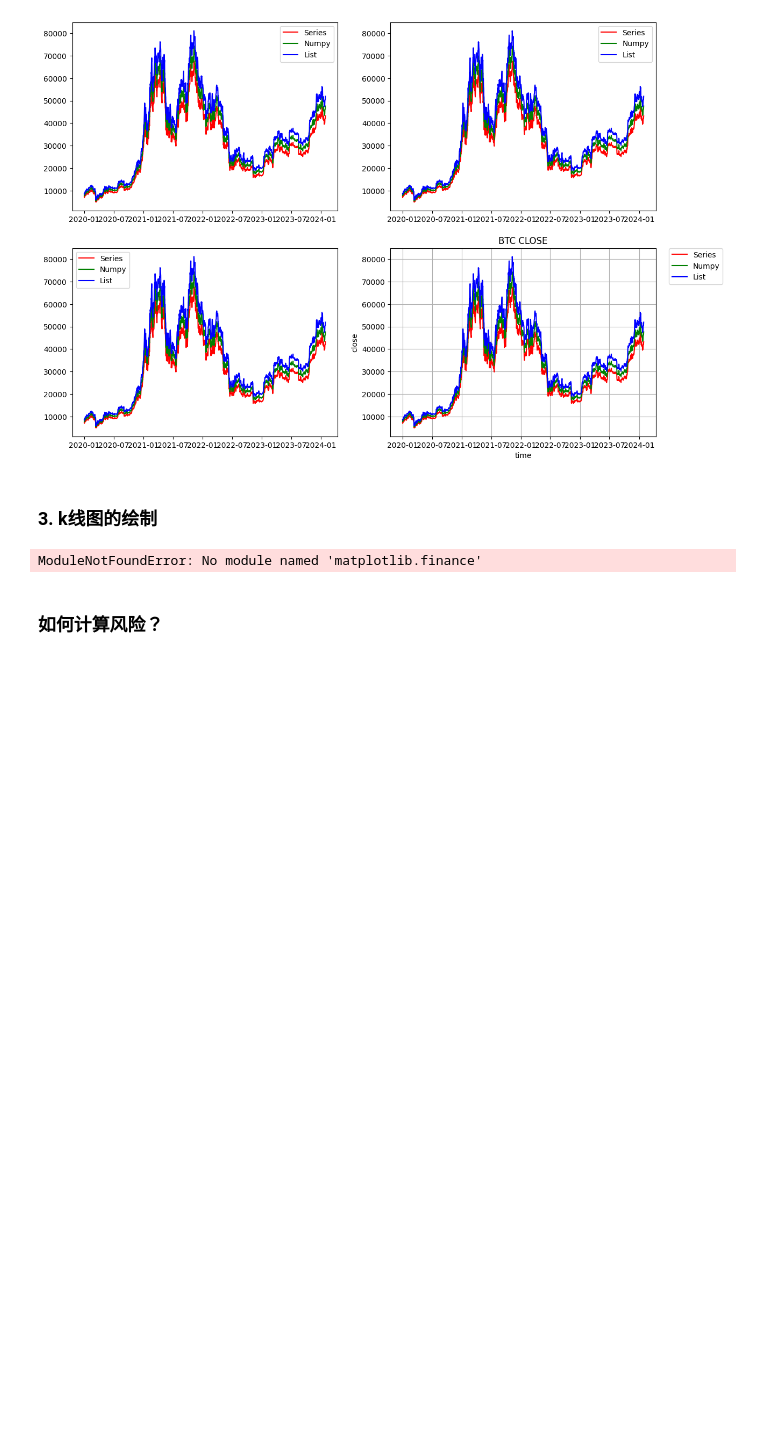
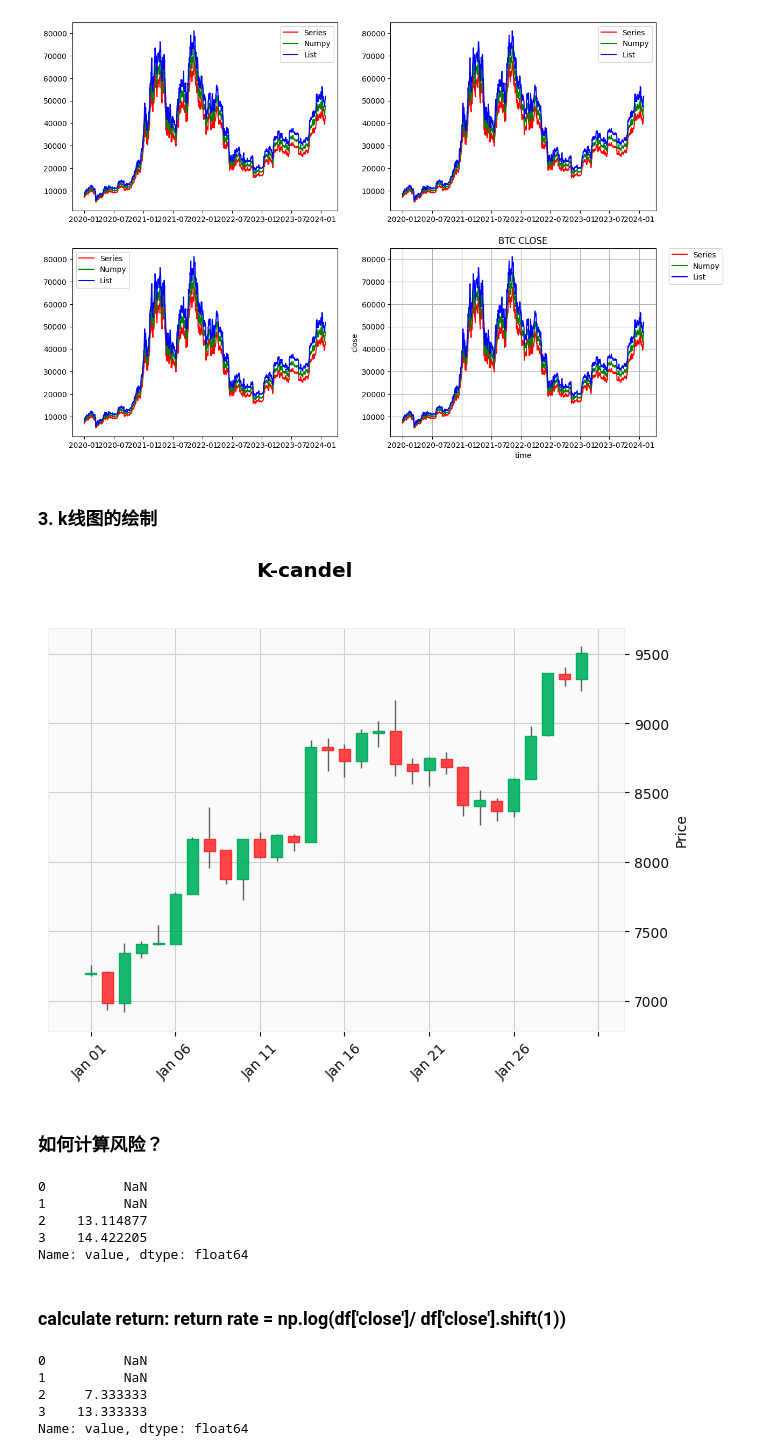
Before and after one commit to metaTaoTao/quant_trading_learning, a Jupyter notebook: Chapter5/matplotlib.ipynb, the cells around one changed output. Cells and saved outputs as stored; diff of their text form; code cells hidden in the pictures; blank space fills up the shorter version.

Commit message:
data

```diff
--- a/Chapter5/matplotlib.ipynb
+++ b/Chapter5/matplotlib.ipynb
@@ -75,30 +92,43 @@ drawer.legend(['Series', 'Numpy', 'List'], bbox_to_anchor=(1.05, 1),
 # %% [markdown]
 ### 3. k线图的绘制
 # %%
-import matplotlib.finance as mpf
+import mplfinance as mpf
 
 __colorup__ = "red"
 __colordown__ = "green"
 # 为了示例清晰，只拿出前30天的交易数据绘制蜡烛图，
 btc_part_df = btc_usd_df[:30]
-fig, ax = plt.subplots(figsize=(14, 7))
-qutotes = []
-
-for index, (d, o, c, h, l) in enumerate(
-        zip(btc_part_df.index, btc_part_df.Open, btc_part_df.Close,
-            btc_part_df.High, btc_part_df.Low)):
-    # 蜡烛图的日期要使用matplotlib.finance.date2num进行转换为特有的数字值
-    d = mpf.date2num(d)
-    # 日期，开盘，收盘，最高，最低组成tuple对象val
-    val = (d, o, c, h, l)
-    # 加val加入qutotes
-    qutotes.append(val)
-# 使用mpf.candlestick_ochl进行蜡烛绘制，ochl代表：open，close，high，low
-mpf.candlestick_ochl(ax, qutotes, width=0.6, colorup=__colorup__,
-                     colordown=__colordown__)
-ax.autoscale_view()
-ax.xaxis_date()
+mpf.plot(btc_part_df, type='candle', style='yahoo', title="K-candel", ylabel="Price")
+#btc_part_df
 # %% [output]
-ModuleNotFoundError: No module named 'matplotlib.finance'
+[figure, added]
 # %% [markdown]
 ### 如何计算风险？
+# %%
+import numpy as np
+def rolling_std(list, window):
+    return pd.Series(list).std() * np.sqrt(window)
+
+data = {'value': [2,4,16,20]}
+df = pd.DataFrame(data)
+
+rolling_std = df['value'].rolling(window=3).std()*np.sqrt(3)
+print(rolling_std)
+#rolling_std([2,4,16],3)
+# %% [output]
+0          NaN
+1          NaN
+2    13.114877
+3    14.422205
+Name: value, dtype: float64
+# %% [markdown]
+### calculate return: return rate = np.log(df['close']/ df['close'].shift(1))
+# %%
+rolling_mean = df['value'].rolling(window=3).mean()
+rolling_mean
+# %% [output]
+0          NaN
+1          NaN
+2     7.333333
+3    13.333333
+Name: value, dtype: float64
```
Also changed, not shown: parts of 12 cells of this notebook, 5 other files.
